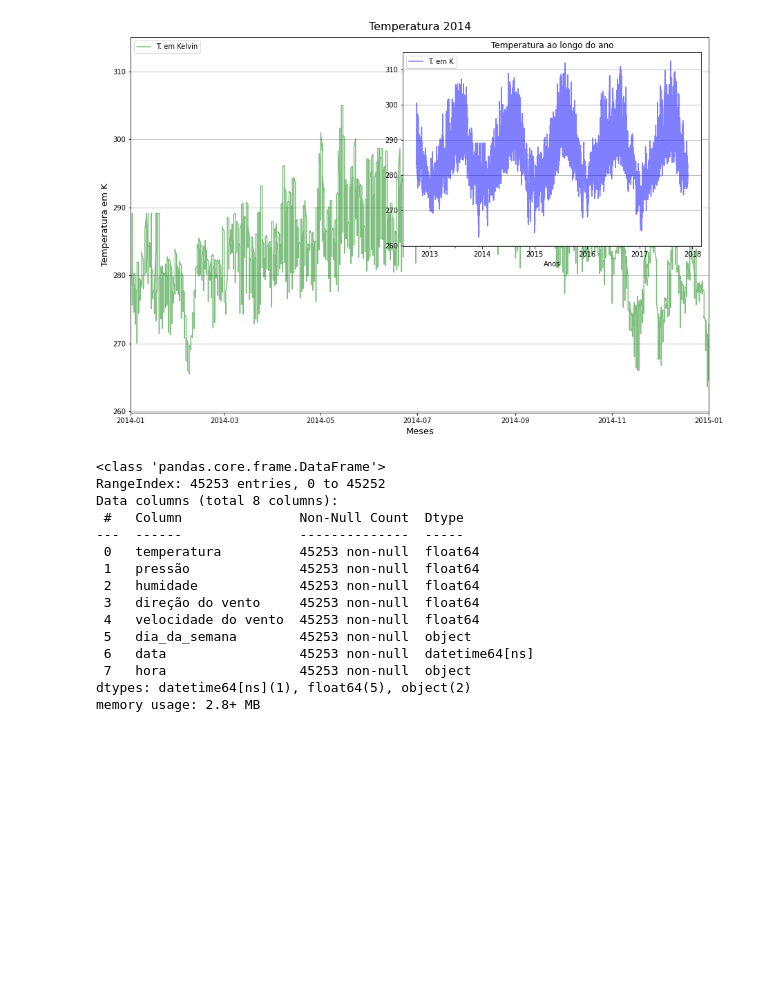
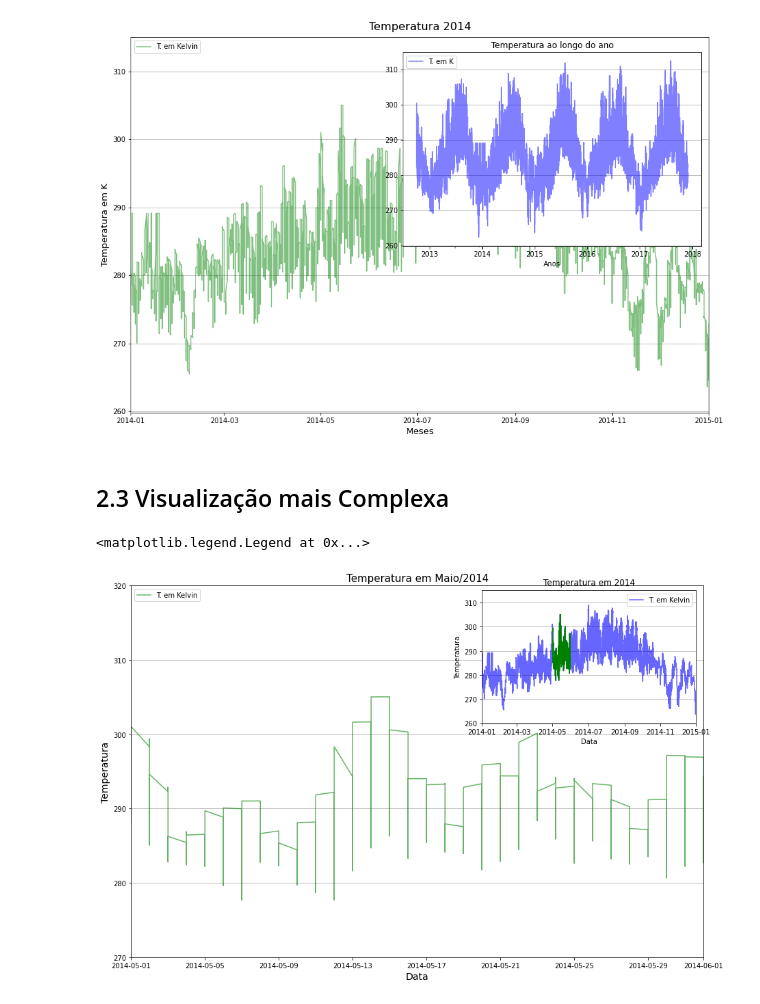
Before and after one commit to ciqueti/Matplotlib_Tecnicas, a Jupyter notebook: relatorio.ipynb, the cells around one changed output. Cells and saved outputs as stored; diff of their text form; code cells hidden in the pictures; blank space fills up the shorter version.

Commit message:
matplot

```diff
--- a/relatorio.ipynb
+++ b/relatorio.ipynb
@@ -105,21 +103,29 @@ ax2.legend(['T. em K'], loc='best')
 # %% [output]
 <matplotlib.legend.Legend at 0x...>
 [figure]
-# %%
-df.info()
-# %% [output]
-<class 'pandas.core.frame.DataFrame'>
-RangeIndex: 45253 entries, 0 to 45252
-Data columns (total 8 columns):
- #   Column               Non-Null Count  Dtype
----  ------               --------------  -----
- 0   temperatura          45253 non-null  float64
- 1   pressão              45253 non-null  float64
- 2   humidade             45253 non-null  float64
- 3   direção do vento     45253 non-null  float64
- 4   velocidade do vento  45253 non-null  float64
- 5   dia_da_semana        45253 non-null  object
- 6   data                 45253 non-null  datetime64[ns]
- 7   hora                 45253 non-null  object
-dtypes: datetime64[ns](1), float64(5), object(2)
-memory usage: 2.8+ MB
+# %% [markdown]
+## 2.3 Visualização mais Complexa
+# %%
+fig, ax = plt.subplots(figsize=(15,10))
+ax2 = fig.add_axes([0.6, 0.6, 0.29, 0.27])
+
+ax.plot(df['data'], df['temperatura'], color='g', alpha=0.6)
+ax.set_xlim(left=datetime.datetime(2014,5,1), right=datetime.datetime(2014,6,1))
+ax.grid(True, axis='y')
+ax.set_title('Temperatura em Maio/2014', fontsize=15)
+ax.set_xlabel('Data', fontsize=14)
+ax.set_ylabel('Temperatura', fontsize=14)
+ax.set_ylim(270,320)
+ax.legend(['T. em Kelvin'], loc='upper left')
+
+ax2.plot(df['data'], df['temperatura'], color='b', alpha=0.6)
+ax2.plot(df.query('data > datetime.date(2014,5,1) and data < datetime.datetime(2014,6,1)')['data'], df.query('data > datetime.date(2014,5,1) and data < datetime.datetime(2014,6,1)')['temperatura'], color='g')
+ax2.set_xlim(left=datetime.datetime(2014,1,1), right=datetime.datetime(2015,1,1))
+ax2.grid(True, axis='y')
+ax2.set_title('Temperatura em 2014', y=1.01)
+ax2.set_xlabel('Data')
+ax2.set_ylabel('Temperatura')
+ax2.legend(['T. em Kelvin'], loc='best')
+# %% [output]
+<matplotlib.legend.Legend at 0x...>
+[figure, added]
```
Also changed, not shown: parts of 28 cells of this notebook, 4 other files.
